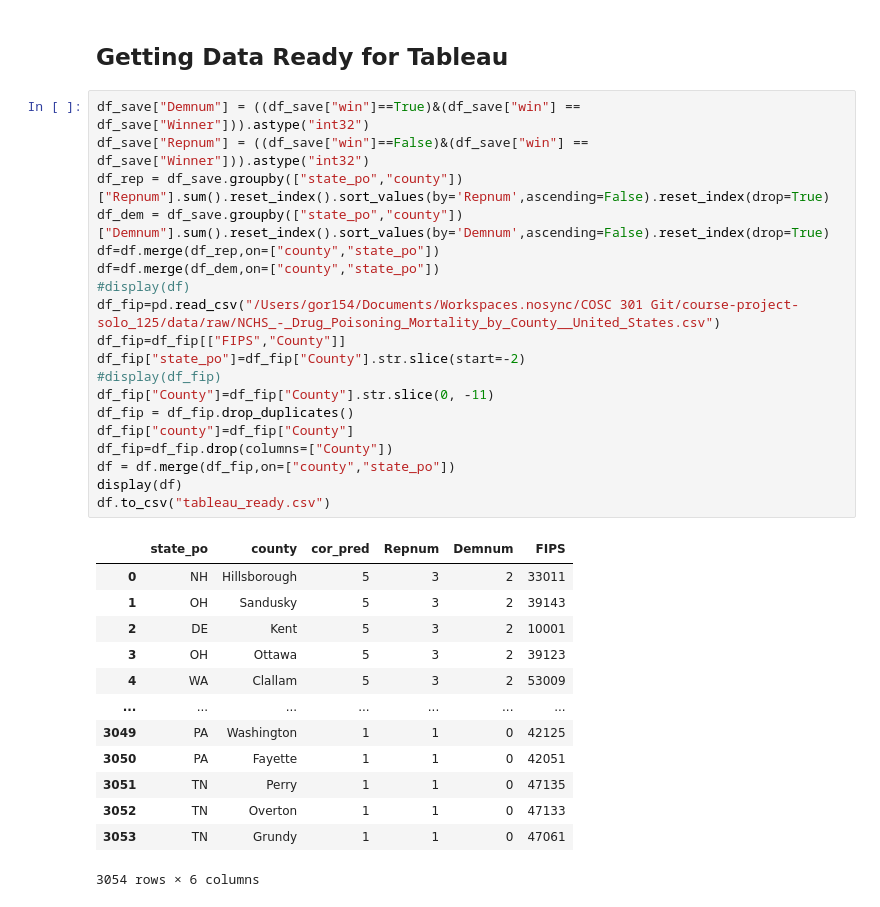
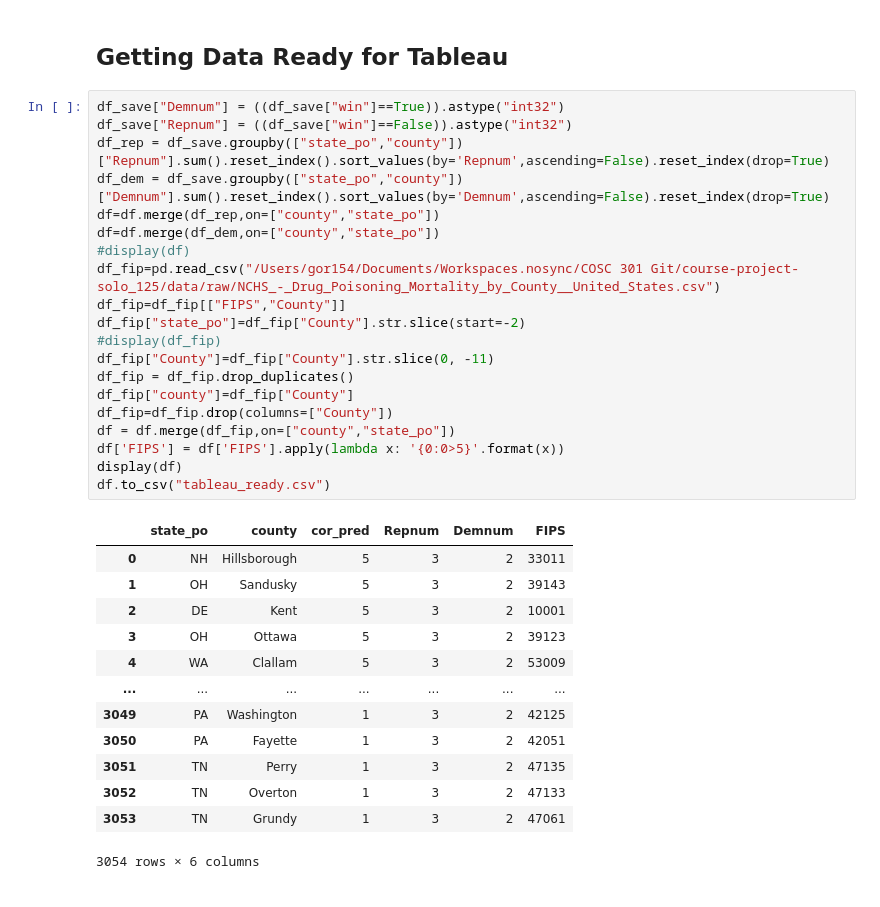
Before and after one commit to data301-2020-winter1/course-project-solo_125, a Jupyter notebook: analysis/solo_project.ipynb, the cells around one changed output. Drawn from its saved outputs; the diff is of its cells as text.

Commit message:
Modified tableau csv to fix FIPS mismatch, finalized dashboard

```diff
--- a/analysis/solo_project.ipynb
+++ b/analysis/solo_project.ipynb
@@ -102,35 +102,36 @@ df_final
 # %% [markdown]
 ## Getting Data Ready for Tableau
 # %%
-df_save["Demnum"] = ((df_save["win"]==True)&(df_save["win"] == df_save["Winner"])).astype("int32")
-df_save["Repnum"] = ((df_save["win"]==False)&(df_save["win"] == df_save["Winner"])).astype("int32")
+df_save["Demnum"] = ((df_save["win"]==True)).astype("int32")
+df_save["Repnum"] = ((df_save["win"]==False)).astype("int32")
 df_rep = df_save.groupby(["state_po","county"])["Repnum"].sum().reset_index().sort_values(by='Repnum',ascending=False).reset_index(drop=True)
 df_dem = df_save.groupby(["state_po","county"])["Demnum"].sum().reset_index().sort_values(by='Demnum',ascending=False).reset_index(drop=True)
 df=df.merge(df_rep,on=["county","state_po"])
 df=df.merge(df_dem,on=["county","state_po"])
 #display(df)
 df_fip=pd.read_csv("/Users/gor154/Documents/Workspaces.nosync/COSC 301 Git/course-project-solo_125/data/raw/NCHS_-_Drug_Poisoning_Mortality_by_County__United_States.csv")
 df_fip=df_fip[["FIPS","County"]]
 df_fip["state_po"]=df_fip["County"].str.slice(start=-2)
 #display(df_fip)
 df_fip["County"]=df_fip["County"].str.slice(0, -11)
 df_fip = df_fip.drop_duplicates()
 df_fip["county"]=df_fip["County"]
 df_fip=df_fip.drop(columns=["County"])
 df = df.merge(df_fip,on=["county","state_po"])
+df['FIPS'] = df['FIPS'].apply(lambda x: '{0:0>5}'.format(x))
 display(df)
 df.to_csv("tableau_ready.csv")
 # %% [output]
 |  | state_po | county | cor_pred | Repnum | Demnum | FIPS |
 | 0 | NH | Hillsborough | 5 | 3 | 2 | 33011 |
 | 1 | OH | Sandusky | 5 | 3 | 2 | 39143 |
 | 2 | DE | Kent | 5 | 3 | 2 | 10001 |
 | 3 | OH | Ottawa | 5 | 3 | 2 | 39123 |
 | 4 | WA | Clallam | 5 | 3 | 2 | 53009 |
 | ... | ... | ... | ... | ... | ... | ... |
-| 3049 | PA | Washington | 1 | 1 | 0 | 42125 |
-| 3050 | PA | Fayette | 1 | 1 | 0 | 42051 |
-| 3051 | TN | Perry | 1 | 1 | 0 | 47135 |
-| 3052 | TN | Overton | 1 | 1 | 0 | 47133 |
-| 3053 | TN | Grundy | 1 | 1 | 0 | 47061 |
+| 3049 | PA | Washington | 1 | 3 | 2 | 42125 |
+| 3050 | PA | Fayette | 1 | 3 | 2 | 42051 |
+| 3051 | TN | Perry | 1 | 3 | 2 | 47135 |
+| 3052 | TN | Overton | 1 | 3 | 2 | 47133 |
+| 3053 | TN | Grundy | 1 | 3 | 2 | 47061 |
 3054 rows × 6 columns
```
Also changed, not shown: 2 other files.
